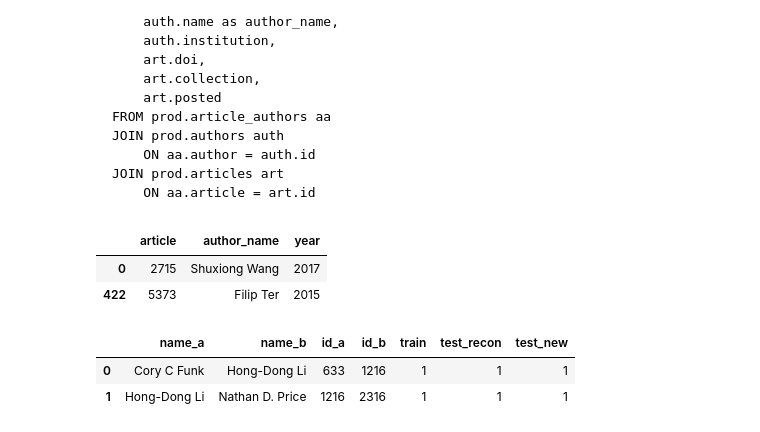
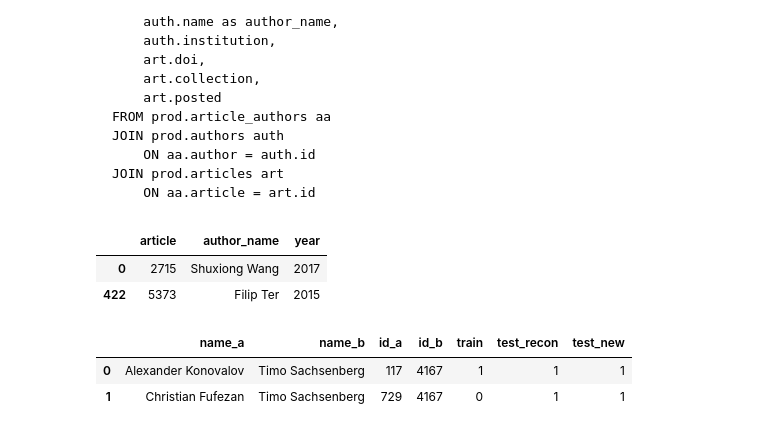
Before and after one commit to greenelab/xswap-analysis, a Jupyter notebook: nb/02.process_biorxiv.ipynb, the cells around one changed output. Drawn from its saved outputs; the diff is of its cells as text; code cells hidden in the pictures.

```diff
--- a/nb/02.process_biorxiv.ipynb
+++ b/nb/02.process_biorxiv.ipynb
@@ -68,26 +68,20 @@ biorxiv_edges_df = (
 # Assert that no duplicate edges appear whatsoever (causes an issue with XSwap and doesn't make sense)
 assert biorxiv_edges_df.groupby(['name_a', 'name_b'])['test_new'].sum().max() == 1
 
-# Select articles for the training network
-articles = sorted(set(biorxiv_edges_df.query('test_recon == 1')['article']))
-train_articles = set(np.random.choice(articles, size=int(0.7*len(articles)), replace=False))
-biorxiv_edges_df = (
-    biorxiv_edges_df
-    .assign(train=lambda df: df['article'].apply(lambda x: x in train_articles).astype(int))
-)
-
 # Subset to largest connected component
-name_edges = list(map(tuple, biorxiv_edges_df.query('train == 1')[['name_a', 'name_b']].values))
-
+name_edges = list(map(tuple, biorxiv_edges_df.query('test_recon == 1')[['name_a', 'name_b']].values))
 G = nx.from_edgelist(name_edges)
 Gc = max(nx.connected_component_subgraphs(G), key=len)
-
 name_edges = list(map(tuple, map(sorted, Gc.edges)))
 
+np.random.seed(0)
 biorxiv_edges_df = (
     pd.DataFrame(name_edges, columns=['name_a', 'name_b'])
     .merge(
         biorxiv_edges_df, how='left', on=['name_a', 'name_b']
+    )
+    .assign(
+        train=lambda df: df['test_recon'].apply(lambda x: x and np.random.rand() < 0.7).astype(int)
     )
 )
 
@@ -95,35 +89,35 @@ biorxiv_edges_df = (
 authors = sorted(set(biorxiv_edges_df.query('train == 1').loc[:, ['name_a', 'name_b']].values.flatten()))
 biorxiv_mapping = {name: i for name, i in zip(authors, range(len(authors)))}
 biorxiv_reversed = {v: k for k, v in biorxiv_mapping.items()}
 
 # Apply node mapping and reorder edges so id_a < id_b
 biorxiv_edges_df = (
     biorxiv_edges_df
     .assign(
         mapped_a=lambda df: df['name_a'].map(biorxiv_mapping),
         mapped_b=lambda df: df['name_b'].map(biorxiv_mapping),
     )
     .dropna()
     .assign(
         id_a=lambda df: df.apply(lambda row: min(row['mapped_a'], row['mapped_b']), axis=1).astype(int),
         id_b=lambda df: df.apply(lambda row: max(row['mapped_a'], row['mapped_b']), axis=1).astype(int),
         name_a=lambda df: df['id_a'].map(biorxiv_reversed),
         name_b=lambda df: df['id_b'].map(biorxiv_reversed),
     )
     .reset_index(drop=True)
     .filter(items=['name_a', 'name_b', 'id_a', 'id_b', 'train', 'test_recon', 'test_new'])
 )
 
 assert biorxiv_edges_df.groupby(['name_a', 'name_b']).size().max() == 1
 assert biorxiv_edges_df.groupby(['id_a', 'id_b']).size().max() == 1
 
 biorxiv_edges_df.to_csv('../data/2.edges/biorxiv.tsv.xz', compression='xz', index=False, sep='\t')
 
 biorxiv_edges_df.head(2)
 # %% [output]
 |  | name_a | name_b | id_a | id_b | train | test_recon | test_new |
-| 0 | Cory C Funk | Hong-Dong Li | 633 | 1216 | 1 | 1 | 1 |
-| 1 | Hong-Dong Li | Nathan D. Price | 1216 | 2316 | 1 | 1 | 1 |
+| 0 | Alexander Konovalov | Timo Sachsenberg | 117 | 4167 | 1 | 1 | 1 |
+| 1 | Christian Fufezan | Timo Sachsenberg | 729 | 4167 | 0 | 1 | 1 |
 # %%
 %%time
 
```
Also changed, not shown: parts of 1 cell of this notebook, 7 other files.
